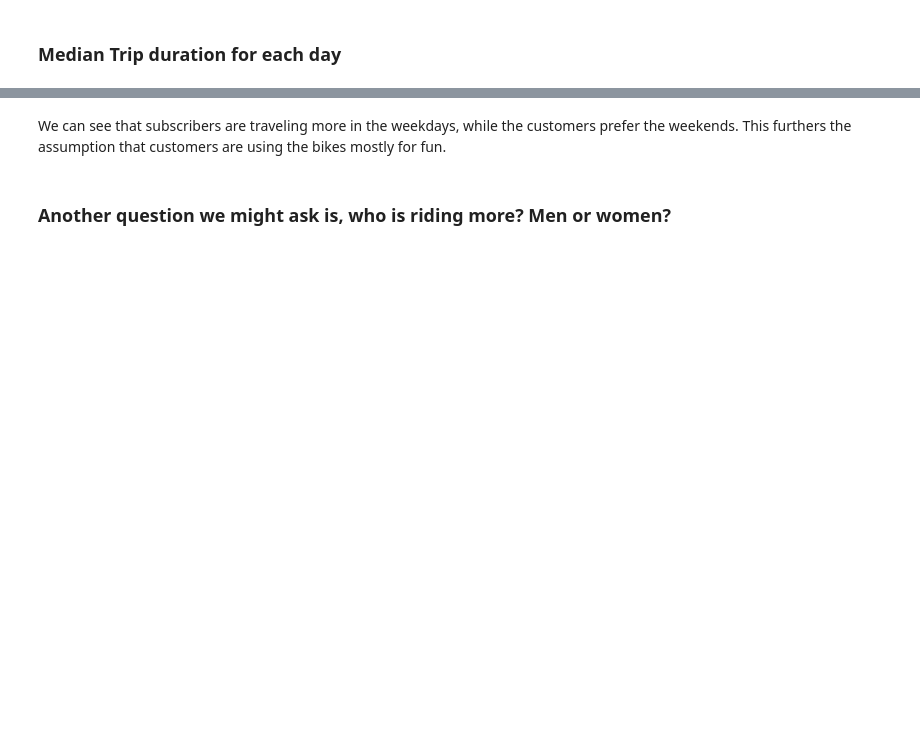
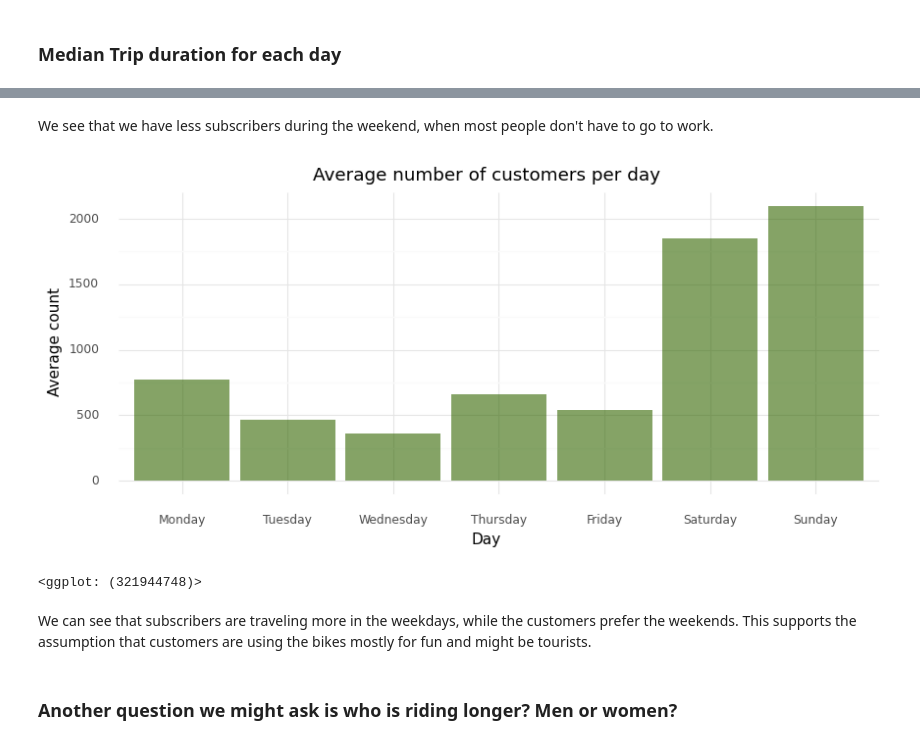
Before and after one commit to nshahpazov/nyc-bikership-analysis, a Jupyter notebook: src/02-exploratory-data-analysis.ipynb, the cells around one changed output, grey strips where cells are left out. Drawn from its saved outputs; the diff is of its cells as text; code cells hidden in the pictures; blank space fills up the shorter version.

```diff
--- a/src/02-exploratory-data-analysis.ipynb
+++ b/src/02-exploratory-data-analysis.ipynb
@@ -155,13 +175,18 @@ ggplot_options.figure_size = (10, 4)
+# %% [markdown]
+We see that we have less subscribers during the weekend, when most people don't have to go to work.
 # %%
 (plot_average_rides_count_per_week(bikes_df, 'Customer') +
-    ggtitle("Average number of customers per each day") +
+    ggtitle("Average number of customers per day") +
     theme_minimal()
 )
+# %% [output]
+[figure, added]
+<ggplot: (321944748)>
 # %% [markdown]
-We can see that subscribers are traveling more in the weekdays, while the customers prefer the weekends. This furthers the assumption that customers are using the bikes mostly for fun.
+We can see that subscribers are traveling more in the weekdays, while the customers prefer the weekends. This supports the assumption that customers are using the bikes mostly for fun and might be tourists.
 # %% [markdown]
 
-### **Another question we might ask is, who is riding more? Men or women?**
+### **Another question we might ask is who is riding longer? Men or women?**
 # %%
 regular_trips = bikes_df[bikes_df['tripduration_minutes'] < 60]
 
```
Also changed, not shown: parts of 20 cells of this notebook, 6 other files.
